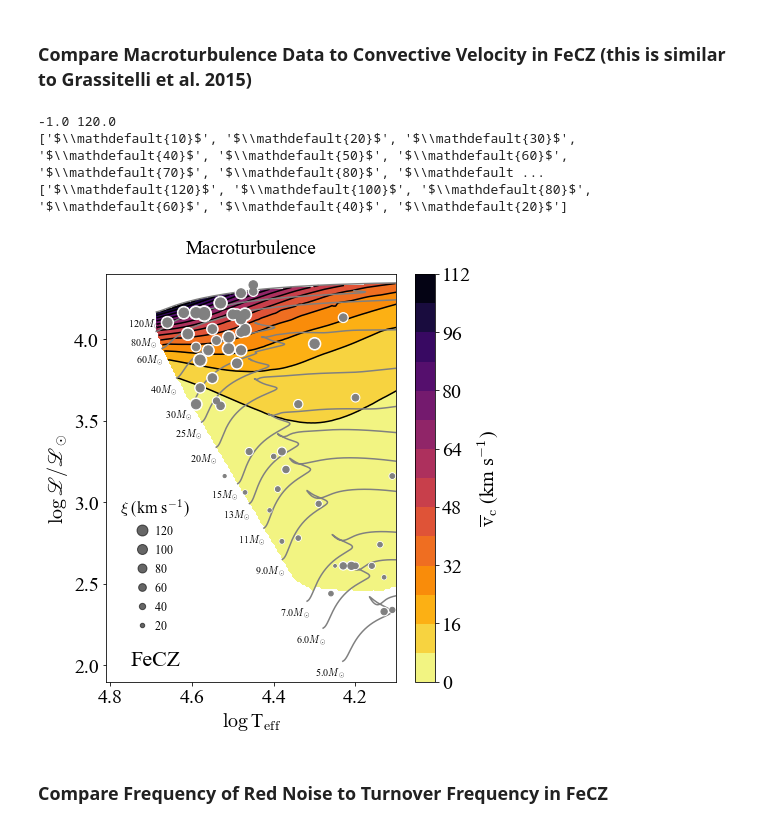
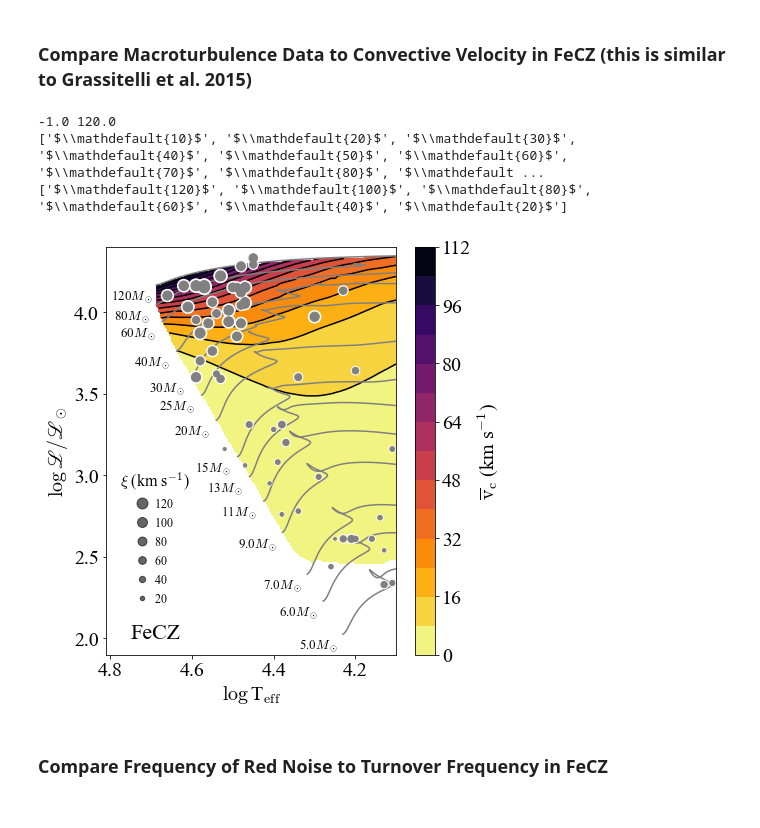
Before and after one commit to matteocantiello/rednoise, a Jupyter notebook: rednoise.ipynb, the cells around one changed output. Drawn from its saved outputs; the diff is of its cells as text; code cells hidden in the pictures.

```diff
--- a/rednoise.ipynb
+++ b/rednoise.ipynb
@@ -275,7 +275,7 @@ def read_models(location,lis):
     plt.gca().invert_xaxis()
 
 
-    dt = 0.03
+    dt = 0.06
     dl = -0.09
 
 
@@ -293,7 +293,7 @@ def read_models(location,lis):
         ell = (10**logt)**4.0/(10**logg)
         ell=np.log10(ell/ell_sun)
         plt.plot(logt[zams:],ell[zams:],c='gray',alpha=1.0)
-        ax.text(logt[zams]+dt,ell[zams]+dl,str(i)+r'$M_\odot$',ha='center',fontsize=10) # ,verticalalignment='center',rotation='vertical',
+        ax.text(logt[zams]+dt,ell[zams]+dl,str(i)+r'$M_\odot$',ha='center',fontsize=13) # ,verticalalignment='center',rotation='vertical',
 
 
     #ax.text(4.78,2.1,r'v$_{\rm s}$ = $\bar{\rm v}_{\rm FeCZ} \, (M \rho_{\rm FeCZ}/\rho_{\rm s})^{1/2}$',fontsize=14)
@@ -302,35 +302,35 @@ def read_models(location,lis):
     scatter = ax.scatter(logt_data,logl_data,s=vmacro_data,c='gray',zorder=3)
     print(min(vmacro_data),max(vmacro_data))
 
 
     handles, labels = scatter.legend_elements(prop="sizes", alpha=0.6)
     print(labels)
     handles=handles[::-2]
     labels=labels[::-2]
     print(labels)
     legend2 = ax.legend(handles, labels,  title=r"$\xi$ (km s$^{-1}$)",frameon=False,
           fontsize=12,  bbox_to_anchor=(0.02,0.1),
           loc='lower left')
 
     ax.text(4.75,2.0,'FeCZ',fontsize=22)
     # ax.text(4.75,2.13,r'Macroturbulence',fontsize=17)
 
 
     ax.set_xlabel(r'$\log\, $T$_{\rm eff}$')
     ax.set_ylabel(r'$\log\, \mathscr{L} / \mathscr{L}_\odot$')
     ax.set_xlim([4.81,4.1])
     #ax.set_ylim([2.5,6.25])
     ax.set_ylim([1.9,4.4])
 
-    plt.title(r'Macroturbulence')
+ #   plt.title(r'Macroturbulence')
     plt.savefig(FIGURES+"vc_FeCZ_macroturbulence.pdf",bbox_inches='tight')
 
 read_models(DIR,mods)
 # %% [output]
 -1.0 120.0
 ['$\\mathdefault{10}$', '$\\mathdefault{20}$', '$\\mathdefault{30}$', '$\\mathdefault{40}$', '$\\mathdefault{50}$', '$\\mathdefault{60}$', '$\\mathdefault{70}$', '$\\mathdefault{80}$', '$\\mathdefault ...
 ['$\\mathdefault{120}$', '$\\mathdefault{100}$', '$\\mathdefault{80}$', '$\\mathdefault{60}$', '$\\mathdefault{40}$', '$\\mathdefault{20}$']
-[figure, old version]
+[figure, new version]
 # %% [markdown]
 ### Compare Frequency of Red Noise to Turnover Frequency in FeCZ
 # %%
```
Also changed, not shown: parts of 20 cells of this notebook, 2 other files.
